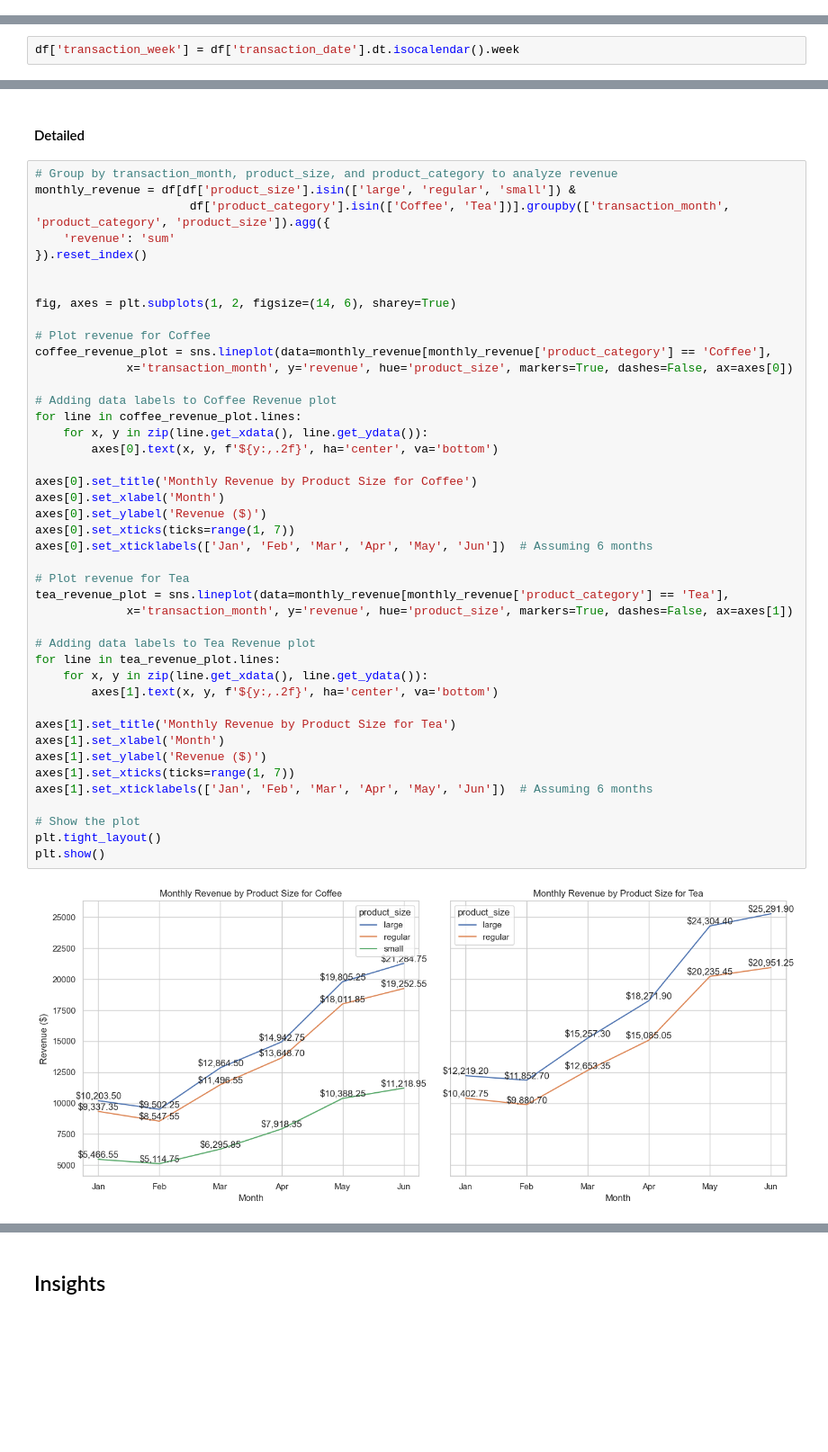
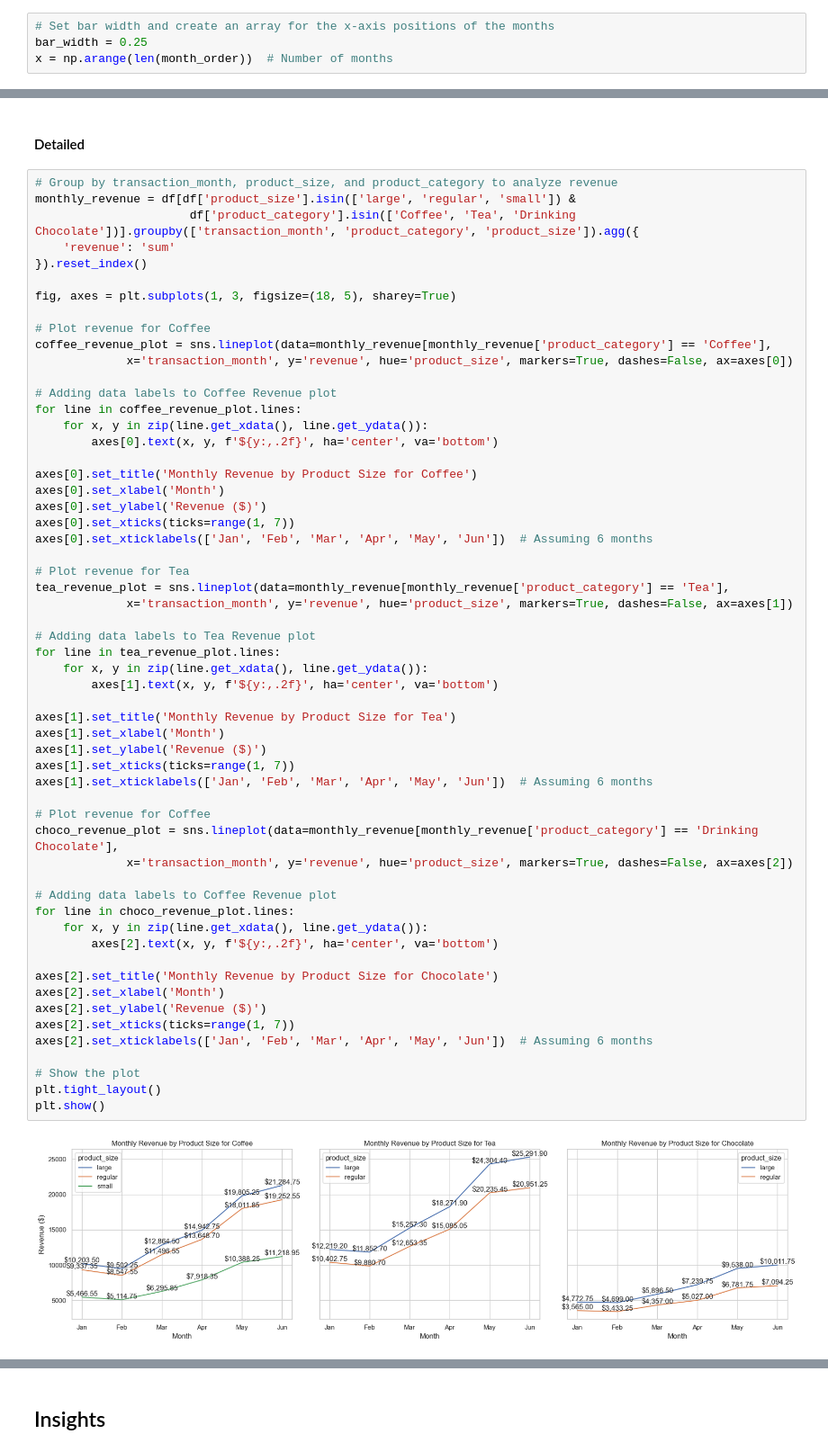
Before and after one commit to JinnOppa/Data-Analysis-Portfolio, a Jupyter notebook: coffee-shop-sales/project2.ipynb, the cells around one changed output, grey strips where cells are left out. Shown at 90% size. Saved outputs shown, nothing was run; the diff lists cells and outputs as text; blank space fills up the shorter version.

Commit message:
Enhance Visualization

```diff
--- a/coffee-shop-sales/project2.ipynb
+++ b/coffee-shop-sales/project2.ipynb
@@ -298,0 +556,4 @@ Pivoted Monthly Transaction Quantity:
+# %%
+# Set bar width and create an array for the x-axis positions of the months
+bar_width = 0.25
+x = np.arange(len(month_order))  # Number of months
@@ -443,2 +677,0 @@ df.head(10)
-# %%
-df['transaction_week'] = df['transaction_date'].dt.isocalendar().week
@@ -1078,12 +1249,11 @@ plt.show()
 # %%
 # Group by transaction_month, product_size, and product_category to analyze revenue
 monthly_revenue = df[df['product_size'].isin(['large', 'regular', 'small']) &
-                      df['product_category'].isin(['Coffee', 'Tea'])].groupby(['transaction_month', 'product_category', 'product_size']).agg({
+                      df['product_category'].isin(['Coffee', 'Tea', 'Drinking Chocolate'])].groupby(['transaction_month', 'product_category', 'product_size']).agg({
     'revenue': 'sum'
 }).reset_index()
 
-
-fig, axes = plt.subplots(1, 2, figsize=(14, 6), sharey=True)
+fig, axes = plt.subplots(1, 3, figsize=(18, 5), sharey=True)
 
 # Plot revenue for Coffee
 coffee_revenue_plot = sns.lineplot(data=monthly_revenue[monthly_revenue['product_category'] == 'Coffee'],
@@ -1092,34 +1262,49 @@ coffee_revenue_plot = sns.lineplot(data=monthly_revenue[monthly_revenue['product
 # Adding data labels to Coffee Revenue plot
 for line in coffee_revenue_plot.lines:
     for x, y in zip(line.get_xdata(), line.get_ydata()):
         axes[0].text(x, y, f'${y:,.2f}', ha='center', va='bottom')
 
 axes[0].set_title('Monthly Revenue by Product Size for Coffee')
 axes[0].set_xlabel('Month')
 axes[0].set_ylabel('Revenue ($)')
 axes[0].set_xticks(ticks=range(1, 7))
 axes[0].set_xticklabels(['Jan', 'Feb', 'Mar', 'Apr', 'May', 'Jun'])  # Assuming 6 months
 
 # Plot revenue for Tea
 tea_revenue_plot = sns.lineplot(data=monthly_revenue[monthly_revenue['product_category'] == 'Tea'],
              x='transaction_month', y='revenue', hue='product_size', markers=True, dashes=False, ax=axes[1])
 
 # Adding data labels to Tea Revenue plot
 for line in tea_revenue_plot.lines:
     for x, y in zip(line.get_xdata(), line.get_ydata()):
         axes[1].text(x, y, f'${y:,.2f}', ha='center', va='bottom')
 
 axes[1].set_title('Monthly Revenue by Product Size for Tea')
 axes[1].set_xlabel('Month')
 axes[1].set_ylabel('Revenue ($)')
 axes[1].set_xticks(ticks=range(1, 7))
 axes[1].set_xticklabels(['Jan', 'Feb', 'Mar', 'Apr', 'May', 'Jun'])  # Assuming 6 months
 
+# Plot revenue for Coffee
+choco_revenue_plot = sns.lineplot(data=monthly_revenue[monthly_revenue['product_category'] == 'Drinking Chocolate'],
+             x='transaction_month', y='revenue', hue='product_size', markers=True, dashes=False, ax=axes[2])
+
+# Adding data labels to Coffee Revenue plot
+for line in choco_revenue_plot.lines:
+    for x, y in zip(line.get_xdata(), line.get_ydata()):
+        axes[2].text(x, y, f'${y:,.2f}', ha='center', va='bottom')
+
+axes[2].set_title('Monthly Revenue by Product Size for Chocolate')
+axes[2].set_xlabel('Month')
+axes[2].set_ylabel('Revenue ($)')
+axes[2].set_xticks(ticks=range(1, 7))
+axes[2].set_xticklabels(['Jan', 'Feb', 'Mar', 'Apr', 'May', 'Jun'])  # Assuming 6 months
+
 # Show the plot
 plt.tight_layout()
 plt.show()
 # %% [output]
-[figure, old version]
+[figure, new version]
 # %%
 # Group by transaction_month, product_size, and product_category to analyze quantity sold
 monthly_quantity_sold = df[df['product_size'].isin(['large', 'regular', 'small']) &
```
Also changed, not shown: parts of 62 cells of this notebook.
